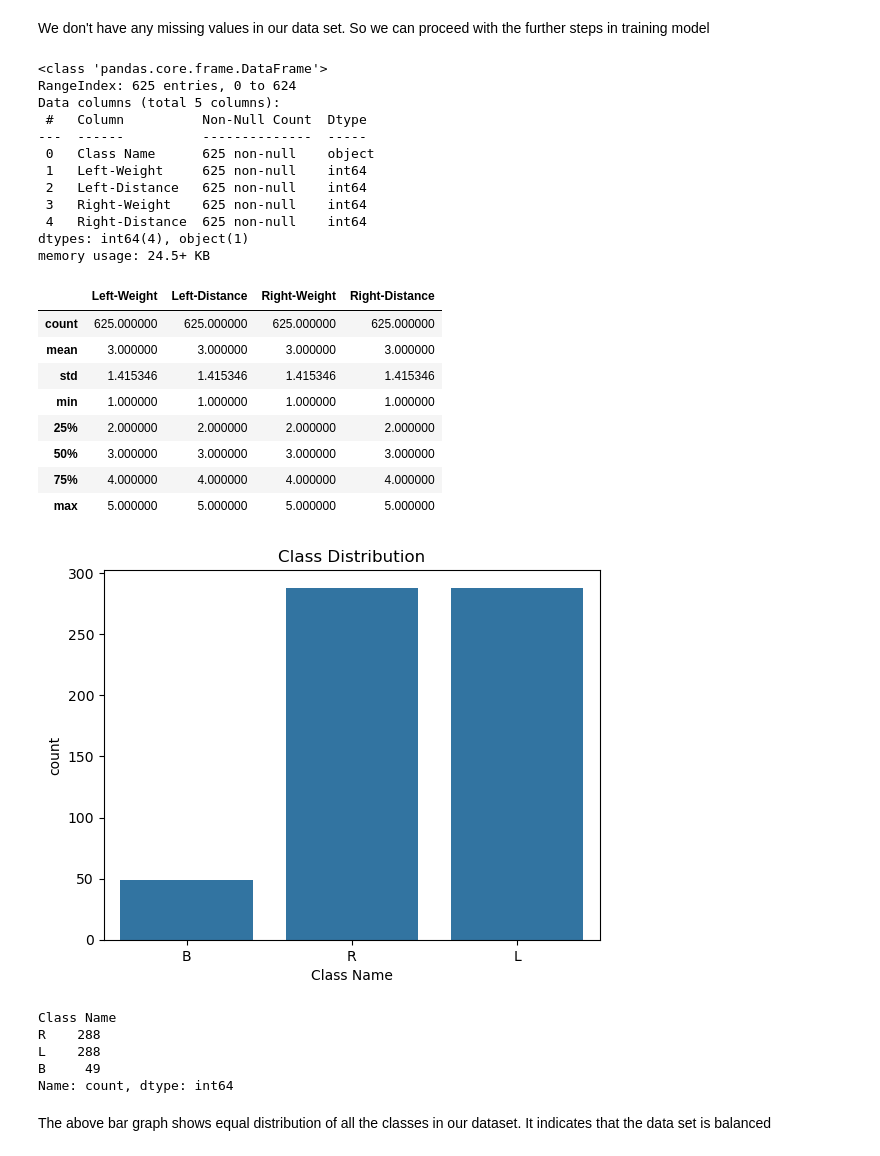
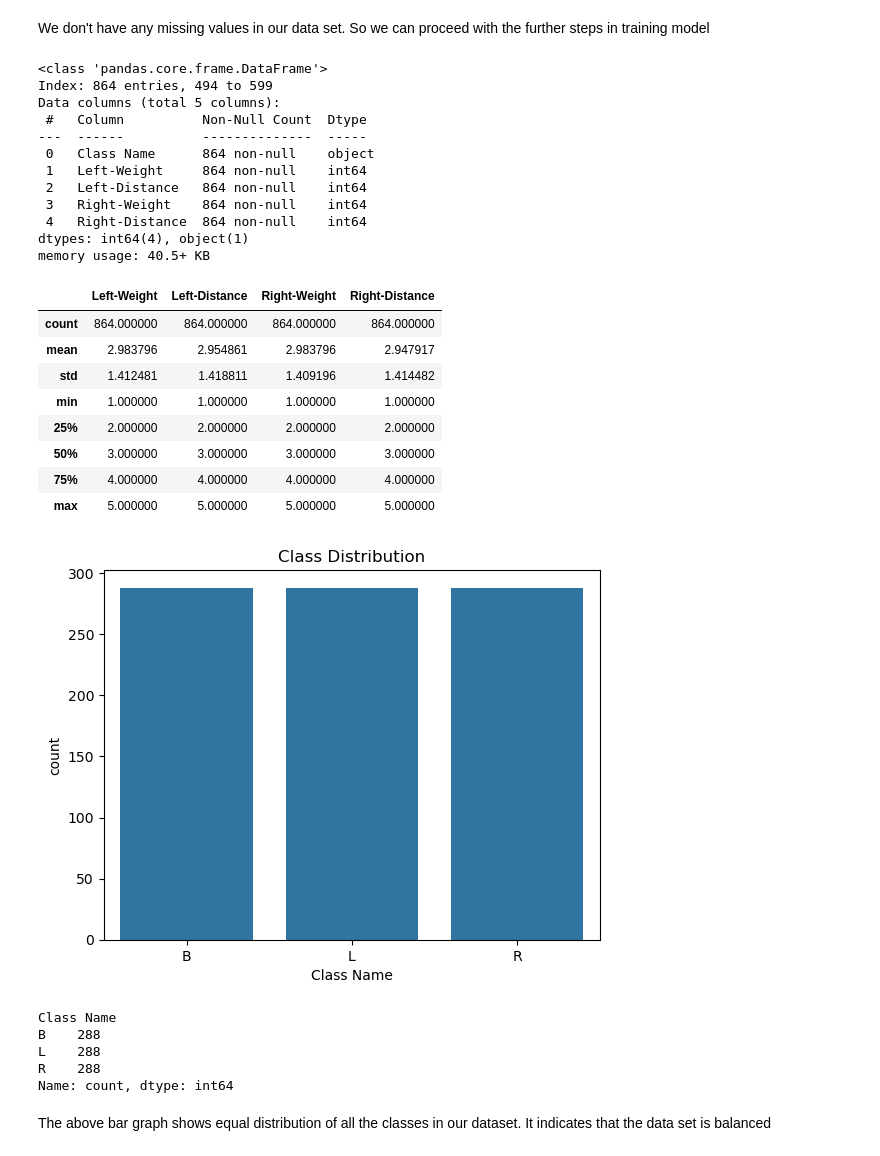
Before and after one commit to spunnam/balance-scale, a Jupyter notebook: balance-scale-gp3.ipynb, the cells around one changed output. Drawn from its saved outputs; the diff is of its cells as text; code cells hidden in the pictures.

```diff
--- a/balance-scale-gp3.ipynb
+++ b/balance-scale-gp3.ipynb
@@ -146,3 +146,15 @@ data.tail(10)
 | 622 | L | 5 | 5 | 5 | 3 |
 | 623 | L | 5 | 5 | 5 | 4 |
 | 624 | B | 5 | 5 | 5 | 5 |
+# %%
+from sklearn.utils import resample
+
+class_0 = data[data['Class Name'] == 'B']
+class_1 = data[data['Class Name'] == 'L']
+class_2 = data[data['Class Name'] == 'R']
+# %%
+# Oversample class 0 to match class 1 and class 2
+class_0_upsampled = resample(class_0, replace=True, n_samples=len(class_1), random_state=42)
+
+# Combine into a balanced dataset
+balanced_data = pd.concat([class_0_upsampled, class_1, class_2])
@@ -168,27 +184,27 @@ dtype: object
 # %% [markdown]
 We don't have any missing values in our data set. So we can proceed with the further steps in training model
 # %%
-data.info()
+balanced_data.info()
 # %% [output]
 <class 'pandas.core.frame.DataFrame'>
-RangeIndex: 625 entries, 0 to 624
+Index: 864 entries, 494 to 599
 Data columns (total 5 columns):
  #   Column          Non-Null Count  Dtype
 ---  ------          --------------  -----
- 0   Class Name      625 non-null    object
- 1   Left-Weight     625 non-null    int64
- 2   Left-Distance   625 non-null    int64
- 3   Right-Weight    625 non-null    int64
- 4   Right-Distance  625 non-null    int64
+ 0   Class Name      864 non-null    object
+ 1   Left-Weight     864 non-null    int64
+ 2   Left-Distance   864 non-null    int64
+ 3   Right-Weight    864 non-null    int64
+ 4   Right-Distance  864 non-null    int64
 dtypes: int64(4), object(1)
-memory usage: 24.5+ KB
+memory usage: 40.5+ KB
 # %%
-data.describe()
+balanced_data.describe()
 # %% [output]
 |  | Left-Weight | Left-Distance | Right-Weight | Right-Distance |
-| count | 625.000000 | 625.000000 | 625.000000 | 625.000000 |
-| mean | 3.000000 | 3.000000 | 3.000000 | 3.000000 |
-| std | 1.415346 | 1.415346 | 1.415346 | 1.415346 |
+| count | 864.000000 | 864.000000 | 864.000000 | 864.000000 |
+| mean | 2.983796 | 2.954861 | 2.983796 | 2.947917 |
+| std | 1.412481 | 1.418811 | 1.409196 | 1.414482 |
 | min | 1.000000 | 1.000000 | 1.000000 | 1.000000 |
 | 25% | 2.000000 | 2.000000 | 2.000000 | 2.000000 |
 | 50% | 3.000000 | 3.000000 | 3.000000 | 3.000000 |
@@ -196,18 +212,18 @@ data.describe()
 | max | 5.000000 | 5.000000 | 5.000000 | 5.000000 |
 # %%
 # Class distribution
-sns.countplot(x='Class Name', data=data)
+sns.countplot(x='Class Name', data=balanced_data)
 plt.title('Class Distribution')
 plt.show()
 # %% [output]
-[figure, old version]
+[figure, new version]
 # %%
-data['Class Name'].value_counts()
+balanced_data['Class Name'].value_counts()
 # %% [output]
 Class Name
+B    288
+L    288
 R    288
-L    288
-B     49
 Name: count, dtype: int64
 # %% [markdown]
 The above bar graph shows equal distribution of all the classes in our dataset. It indicates that the data set is balanced
```
Also changed, not shown: parts of 21 cells of this notebook.
